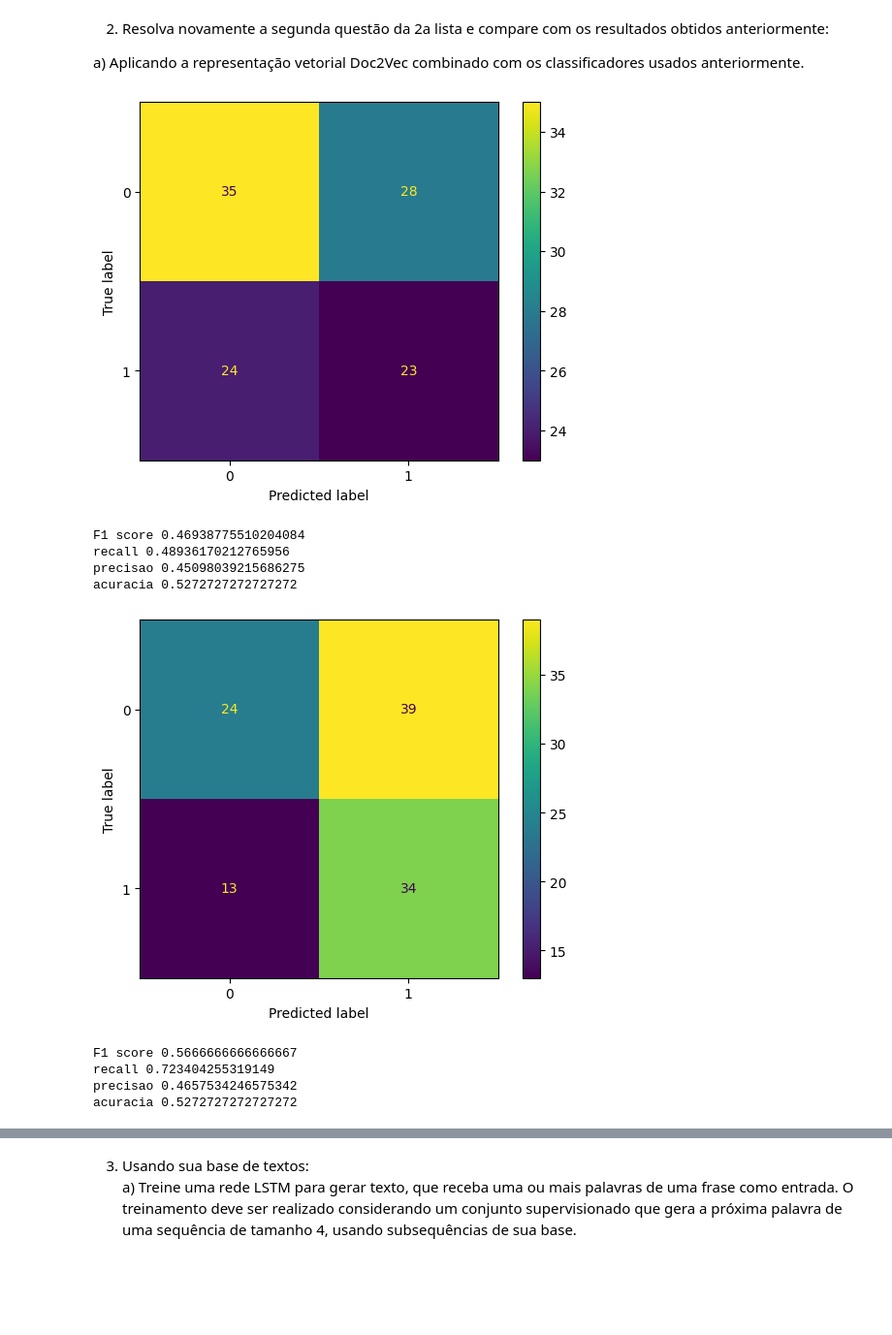
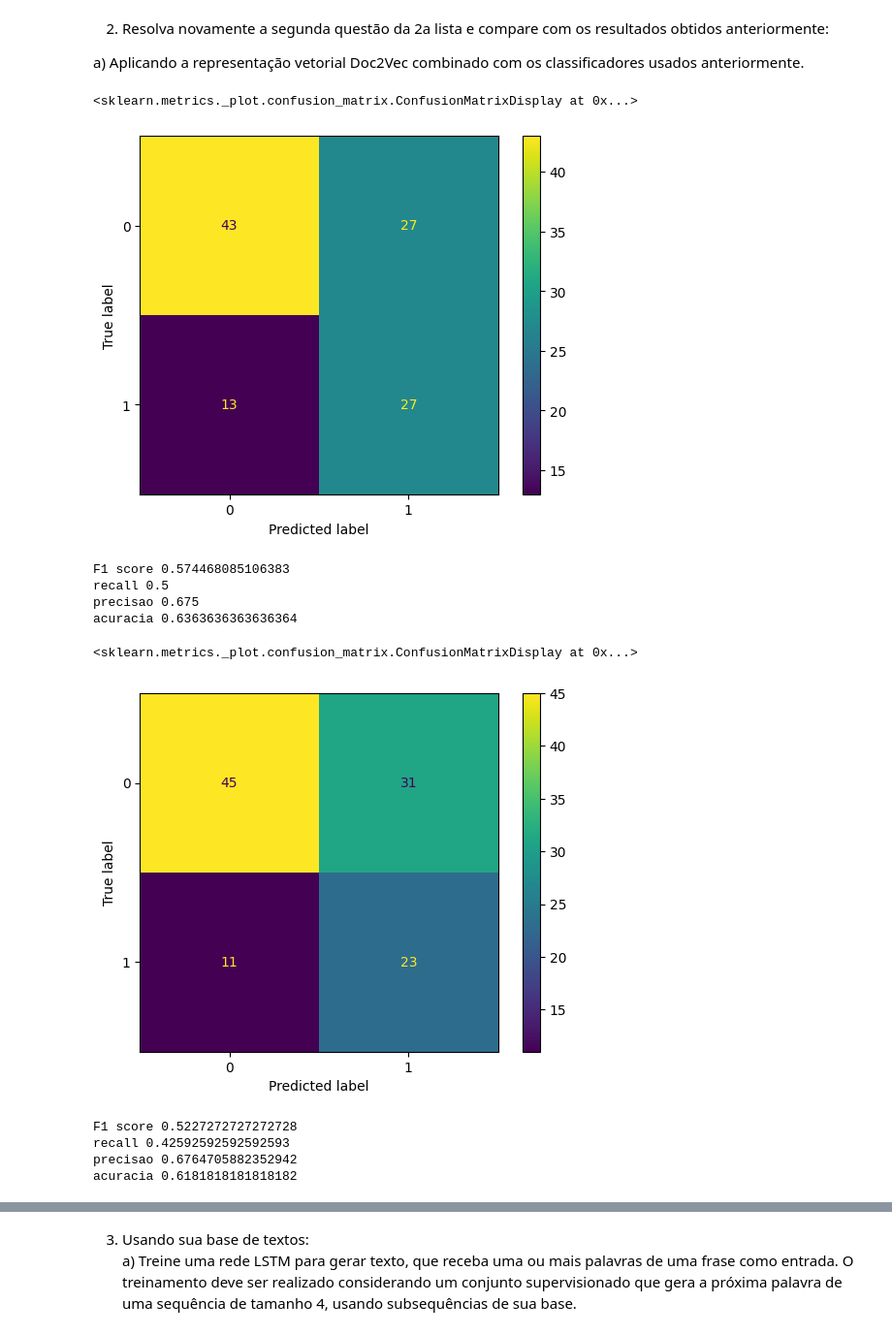
Before and after one commit to PeterMatthew/NLP, a Jupyter notebook: lista3.ipynb, the cells around one changed output, grey strips where cells are left out. Shown: that part at 97% size. Drawn from its saved outputs; the diff is of its cells as text; code cells hidden in the pictures; blank space fills up the shorter version.

```diff
--- a/lista3.ipynb
+++ b/lista3.ipynb
@@ -146,59 +146,53 @@ data['tokenized'] = data['text'].apply(lambda row: nltk.word_tokenize(row))
 
 y = [0 if i == 'comment' else 1 for i in data['type']]
 
-w2v = Word2Vec(data['tokenized'])
+docs = [TaggedDocument(doc, [i]) for i, doc in enumerate(data['tokenized'])]
+d2v = Doc2Vec(docs, vector_size=200, window=8, min_count=1, workers=4)
 
-def document2vector(doc):
-    doc = [word for word in doc if word in w2v.wv.key_to_index]
-    if doc:
-        embedding = np.zeros((len(doc), 100), dtype=np.float32)
-        for i, word in enumerate(doc):
-            embedding[i] = w2v.wv[word]
-
-        return np.mean(embedding, axis=0)
-    else:
-        return np.zeros(100)
-
-data_text = np.array([document2vector(words) for words in data['tokenized']])
+data_d2v = [d2v.infer_vector(u) for u in data['tokenized']]
 # %%
-X_train_count, X_test_count, y_train_count, y_test_count = train_test_split(data_text, y, test_size=0.3)
-X_train_tfid, X_test_tfid, y_train_tfid, y_test_tfid = train_test_split(data_text, y, test_size=0.3)
+X_train_count, X_test_count, y_train_count, y_test_count = train_test_split(data_d2v, y, test_size=0.3)
+X_train_tfid, X_test_tfid, y_train_tfid, y_test_tfid = train_test_split(data_d2v, y, test_size=0.3)
 
 model = LogisticRegression(class_weight="balanced").fit(X_train_count, y_train_count)
 pred = model.predict(X_test_count)
 
-plot_confusion_matrix(model, X_test_count, y_test_count)
-plt.show()
+cm = confusion_matrix(pred, y_test_count)
+pl = ConfusionMatrixDisplay(cm)
+pl.plot()
 # %% [output]
+<sklearn.metrics._plot.confusion_matrix.ConfusionMatrixDisplay at 0x...>
-[figure, old version]
+[figure, new version]
 # %%
 print('F1 score '+str(f1_score(y_test_count, pred)))
 print('recall '+str(recall_score(y_test_count, pred)))
 print('precisao '+str(precision_score(y_test_count, pred)))
 print('acuracia '+str(accuracy_score(y_test_count, pred)))
 # %% [output]
-F1 score 0.46938775510204084
-recall 0.48936170212765956
-precisao 0.45098039215686275
-acuracia 0.5272727272727272
+F1 score 0.574468085106383
+recall 0.5
+precisao 0.675
+acuracia 0.6363636363636364
 # %%
 model = GaussianNB().fit(X_train_count, y_train_count)
 pred = model.predict(X_test_count)
 
-plot_confusion_matrix(model, X_test_count, y_test_count)
-plt.show()
+cm = confusion_matrix(pred, y_test_count)
+pl = ConfusionMatrixDisplay(cm)
+pl.plot()
 # %% [output]
+<sklearn.metrics._plot.confusion_matrix.ConfusionMatrixDisplay at 0x...>
-[figure, old version]
+[figure, new version]
 # %%
 print('F1 score '+str(f1_score(y_test_count, pred)))
 print('recall '+str(recall_score(y_test_count, pred)))
 print('precisao '+str(precision_score(y_test_count, pred)))
 print('acuracia '+str(accuracy_score(y_test_count, pred)))
 # %% [output]
-F1 score 0.5666666666666667
-recall 0.723404255319149
-precisao 0.4657534246575342
-acuracia 0.5272727272727272
+F1 score 0.5227272727272728
+recall 0.42592592592592593
+precisao 0.6764705882352942
+acuracia 0.6181818181818182
 # %%
 model = svm.SVC(class_weight="balanced").fit(X_train_count, y_train_count)
 pred = model.predict(X_test_count)
```
Also changed, not shown: parts of 7 cells of this notebook.
